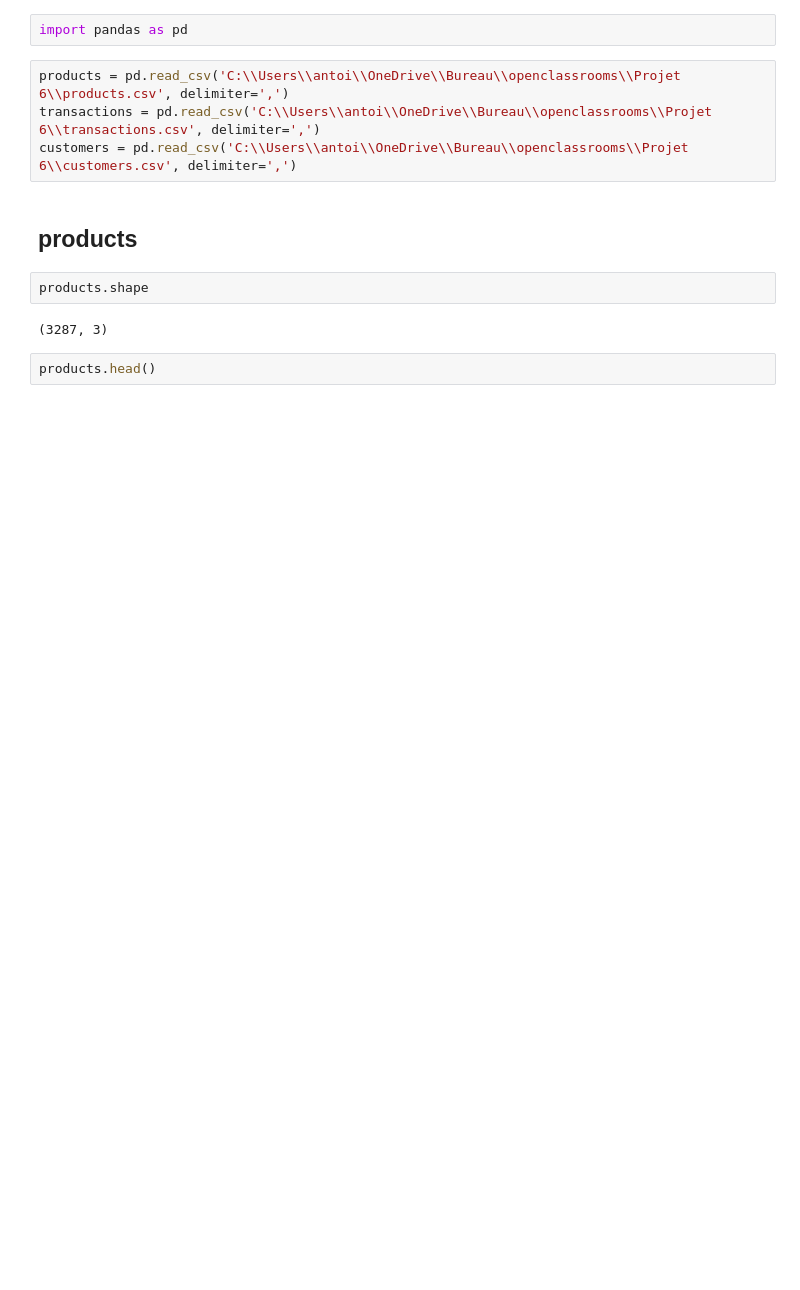
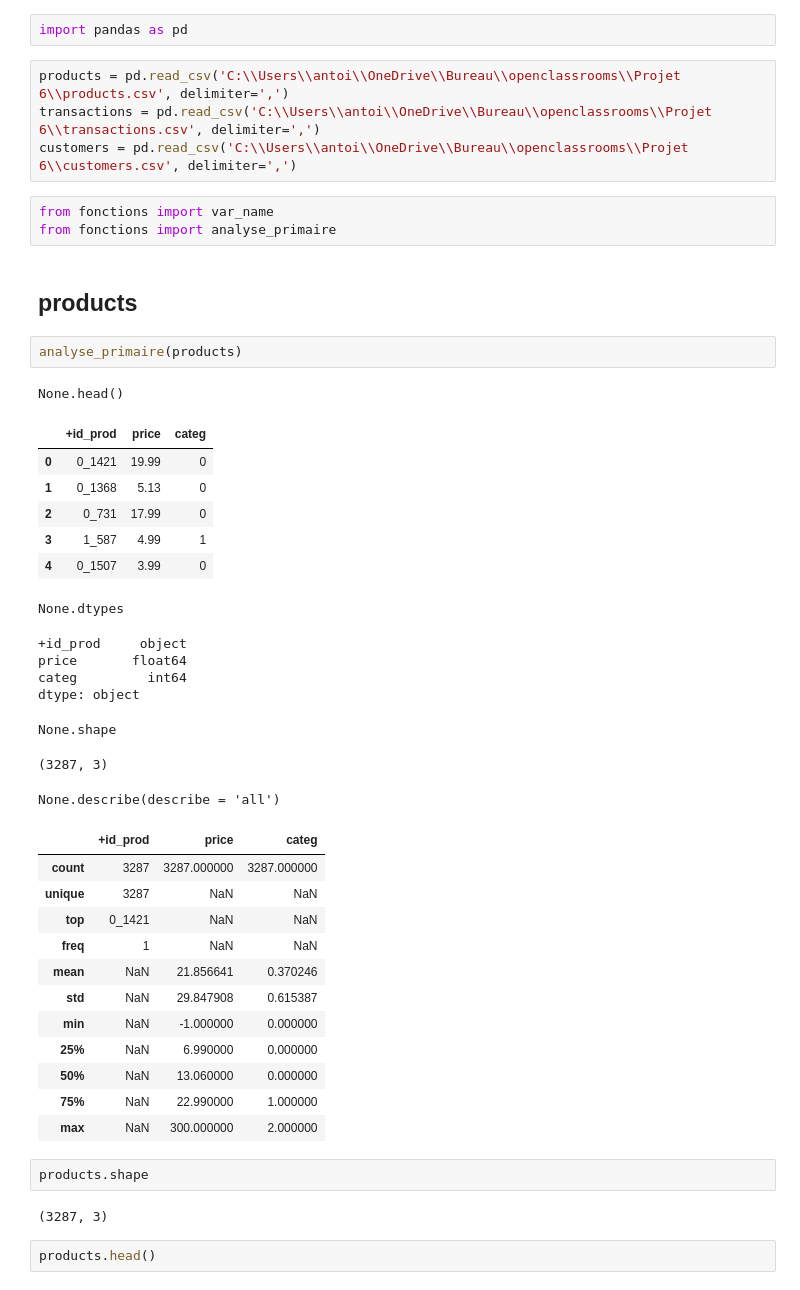
Before and after one commit to AntoineJBQ/Projet-6, a Jupyter notebook: projet 6.ipynb, the cells around one changed output. Cells and saved outputs as stored; diff of their text form; blank space fills up the shorter version.

```diff
--- a/projet 6.ipynb
+++ b/projet 6.ipynb
@@ -4,8 +4,41 @@ import pandas as pd
 products = pd.read_csv('C:\\Users\\antoi\\OneDrive\\Bureau\\openclassrooms\\Projet 6\\products.csv', delimiter=',')
 transactions = pd.read_csv('C:\\Users\\antoi\\OneDrive\\Bureau\\openclassrooms\\Projet 6\\transactions.csv', delimiter=',')
 customers = pd.read_csv('C:\\Users\\antoi\\OneDrive\\Bureau\\openclassrooms\\Projet 6\\customers.csv', delimiter=',')
+# %%
+from fonctions import var_name
+from fonctions import analyse_primaire
 # %% [markdown]
 ## products
+# %%
+analyse_primaire(products)
+# %% [output]
+None.head()
+|  | +id_prod | price | categ |
+| 0 | 0_1421 | 19.99 | 0 |
+| 1 | 0_1368 | 5.13 | 0 |
+| 2 | 0_731 | 17.99 | 0 |
+| 3 | 1_587 | 4.99 | 1 |
+| 4 | 0_1507 | 3.99 | 0 |
+None.dtypes
++id_prod     object
+price       float64
+categ         int64
+dtype: object
+None.shape
+(3287, 3)
+None.describe(describe = 'all')
+|  | +id_prod | price | categ |
+| count | 3287 | 3287.000000 | 3287.000000 |
+| unique | 3287 | NaN | NaN |
+| top | 0_1421 | NaN | NaN |
+| freq | 1 | NaN | NaN |
+| mean | NaN | 21.856641 | 0.370246 |
+| std | NaN | 29.847908 | 0.615387 |
+| min | NaN | -1.000000 | 0.000000 |
+| 25% | NaN | 6.990000 | 0.000000 |
+| 50% | NaN | 13.060000 | 0.000000 |
+| 75% | NaN | 22.990000 | 1.000000 |
+| max | NaN | 300.000000 | 2.000000 |
 # %%
 products.shape
 # %% [output]
```
Also changed, not shown: parts of 9 cells of this notebook, 1 other file.
